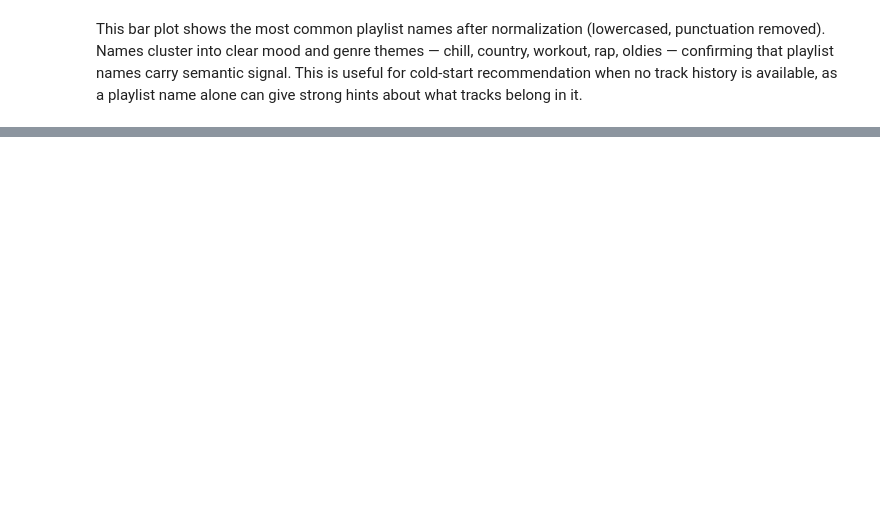
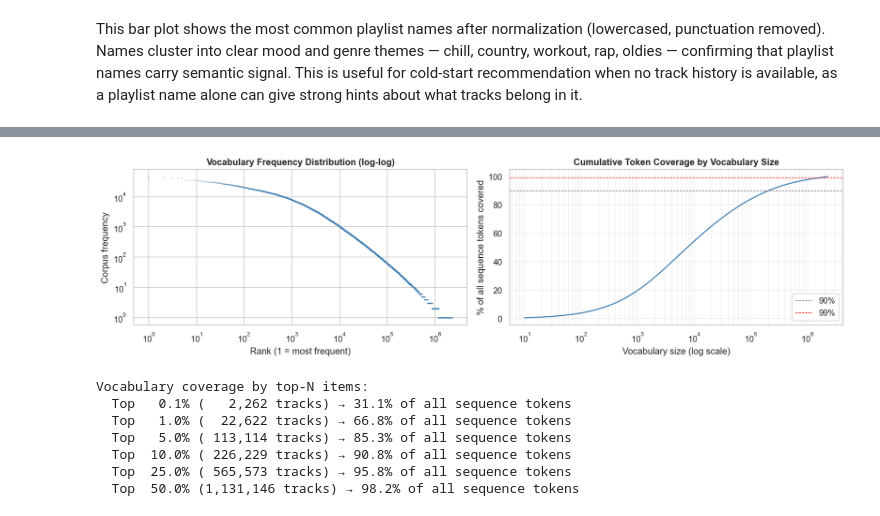
Before and after one commit to bioEdam/ISA-project, a Jupyter notebook: notebooks/EDA.ipynb, the cells around one changed output, grey strips where cells are left out. Cells and saved outputs as stored; diff of their text form; code cells hidden in the pictures; blank space fills up the shorter version.

```diff
--- a/notebooks/EDA.ipynb
+++ b/notebooks/EDA.ipynb
@@ -308,0 +407,43 @@ This bar plot shows the most common playlist names after normalization (lowercas
+# %%
+freq = vocab.sort_values('corpus_idx')['corpus_freq'].values  # index 0 = most frequent
+
+fig, axes = plt.subplots(1, 2, figsize=(14, 4))
+
+ax = axes[0]
+ax.loglog(range(1, len(freq) + 1), freq, '.', markersize=1.5, alpha=0.4, color='steelblue')
+ax.set_title('Vocabulary Frequency Distribution (log-log)', fontweight='bold')
+ax.set_xlabel('Rank (1 = most frequent)')
+ax.set_ylabel('Corpus frequency')
+
+ax = axes[1]
+cum          = np.cumsum(freq)
+total_tokens = cum[-1]
+coverage_pct = cum / total_tokens * 100
+vocab_sizes  = np.unique(np.clip(np.logspace(1, np.log10(len(freq)), 400).astype(int), 1, len(freq)))
+ax.semilogx(vocab_sizes, coverage_pct[vocab_sizes - 1], color='steelblue', linewidth=1.5)
+ax.set_title('Cumulative Token Coverage by Vocabulary Size', fontweight='bold')
+ax.set_xlabel('Vocabulary size (log scale)')
+ax.set_ylabel('% of all sequence tokens covered')
+ax.axhline(90, color='gray', linestyle='--', linewidth=0.8, label='90%')
+ax.axhline(99, color='red',  linestyle='--', linewidth=0.8, label='99%')
+ax.legend()
+ax.grid(True, which='both', alpha=0.3)
+
+plt.tight_layout()
+plt.savefig(OUT / 'eda_vocab_coverage.png', bbox_inches='tight')
+plt.show()
+
+print('Vocabulary coverage by top-N items:')
+for pct in [0.1, 1, 5, 10, 25, 50]:
+    n   = max(1, int(len(freq) * pct / 100))
+    cov = freq[:n].sum() / total_tokens * 100
+    print(f'  Top {pct:5.1f}% ({n:>8,} tracks) → {cov:.1f}% of all sequence tokens')
+# %% [output]
+[figure, added]
+Vocabulary coverage by top-N items:
+  Top   0.1% (   2,262 tracks) → 31.1% of all sequence tokens
+  Top   1.0% (  22,622 tracks) → 66.8% of all sequence tokens
+  Top   5.0% ( 113,114 tracks) → 85.3% of all sequence tokens
+  Top  10.0% ( 226,229 tracks) → 90.8% of all sequence tokens
+  Top  25.0% ( 565,573 tracks) → 95.8% of all sequence tokens
+  Top  50.0% (1,131,146 tracks) → 98.2% of all sequence tokens
```
Also changed, not shown: parts of 25 cells of this notebook, 3 other files.
